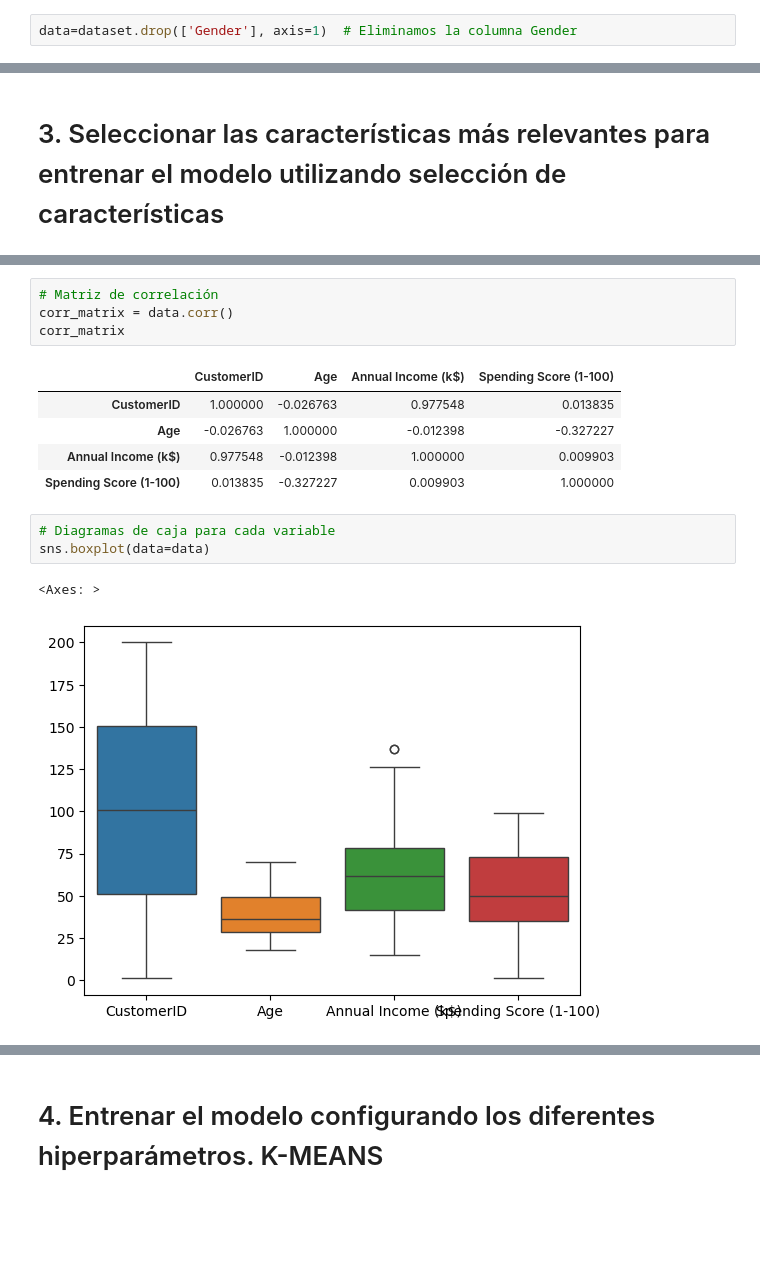
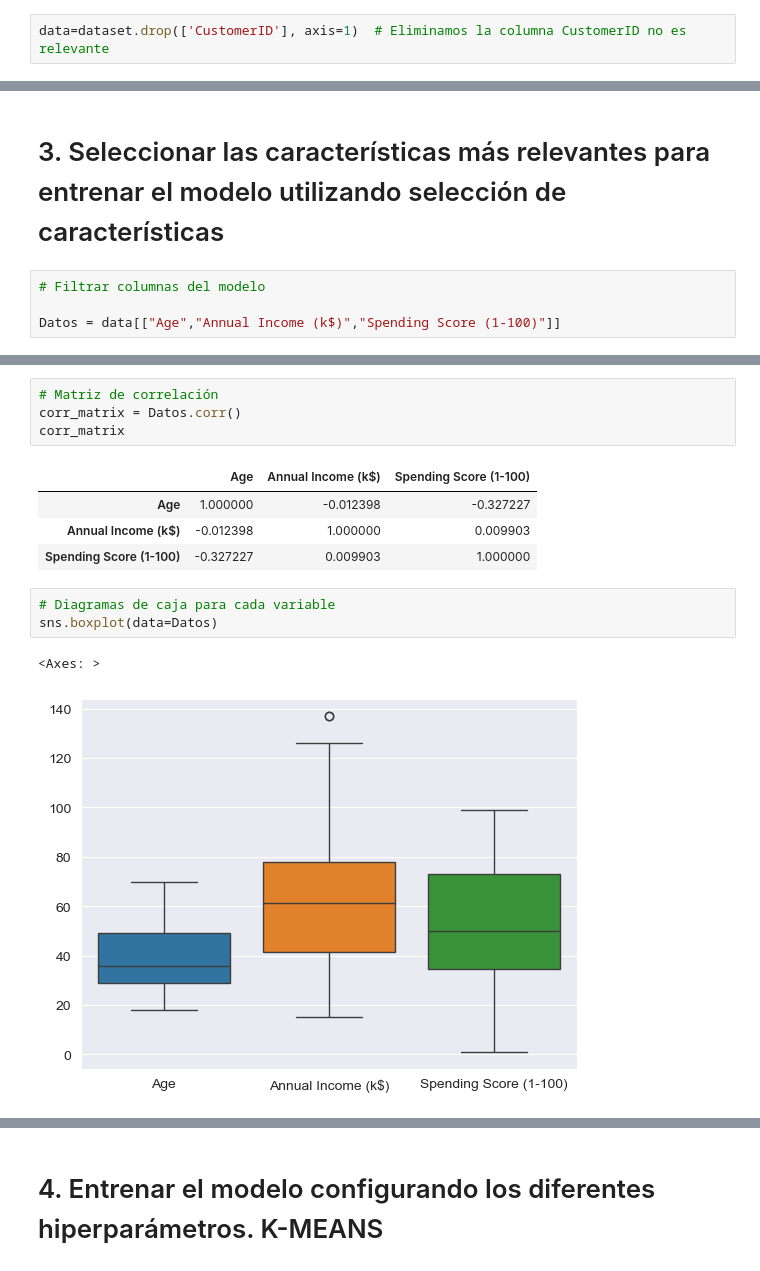
Before and after one commit to lfruizgac/APRENDIZAJE-NO-SUPERVISADO, a Jupyter notebook: Aprendizaje_no_supervisado.ipynb, the cells around one changed output, grey strips where cells are left out. Saved outputs shown, nothing was run; the diff lists cells and outputs as text; blank space fills up the shorter version.

```diff
--- a/Aprendizaje_no_supervisado.ipynb
+++ b/Aprendizaje_no_supervisado.ipynb
@@ -33,7 +33,7 @@ dataset.shape # tama;o del dataset
 # %% [output]
 (200, 5)
 # %%
-data=dataset.drop(['Gender'], axis=1)  # Eliminamos la columna Gender
+data=dataset.drop(['CustomerID'], axis=1)  # Eliminamos la columna CustomerID no es relevante
 # %%
 data.head()
 # %% [output]
@@ -83,3 +83,7 @@ data.dropna() # Elimina columnas con valores nulos, para este caso no hay.
 200 rows × 4 columns
 # %% [markdown]
 # 3. Seleccionar las características más relevantes para entrenar el modelo utilizando selección de características
+# %%
+# Filtrar columnas del modelo
+
+Datos = data[["Age","Annual Income (k$)","Spending Score (1-100)"]]
@@ -91,19 +111,18 @@ sns.pairplot(data.dropna(), size=4,kind='scatter') # Diagramas para analizar pos
 # %%
 # Matriz de correlación
-corr_matrix = data.corr()
+corr_matrix = Datos.corr()
 corr_matrix
 # %% [output]
-|  | CustomerID | Age | Annual Income (k$) | Spending Score (1-100) |
-| CustomerID | 1.000000 | -0.026763 | 0.977548 | 0.013835 |
-| Age | -0.026763 | 1.000000 | -0.012398 | -0.327227 |
-| Annual Income (k$) | 0.977548 | -0.012398 | 1.000000 | 0.009903 |
-| Spending Score (1-100) | 0.013835 | -0.327227 | 0.009903 | 1.000000 |
+|  | Age | Annual Income (k$) | Spending Score (1-100) |
+| Age | 1.000000 | -0.012398 | -0.327227 |
+| Annual Income (k$) | -0.012398 | 1.000000 | 0.009903 |
+| Spending Score (1-100) | -0.327227 | 0.009903 | 1.000000 |
 # %%
 # Diagramas de caja para cada variable
-sns.boxplot(data=data)
+sns.boxplot(data=Datos)
 # %% [output]
 <Axes: >
-[figure, old version]
+[figure, new version]
 # %%
 # Estandarizar los datos antes de aplicar K-Means
 scaler = StandardScaler()
```
Also changed, not shown: parts of 33 cells of this notebook.
